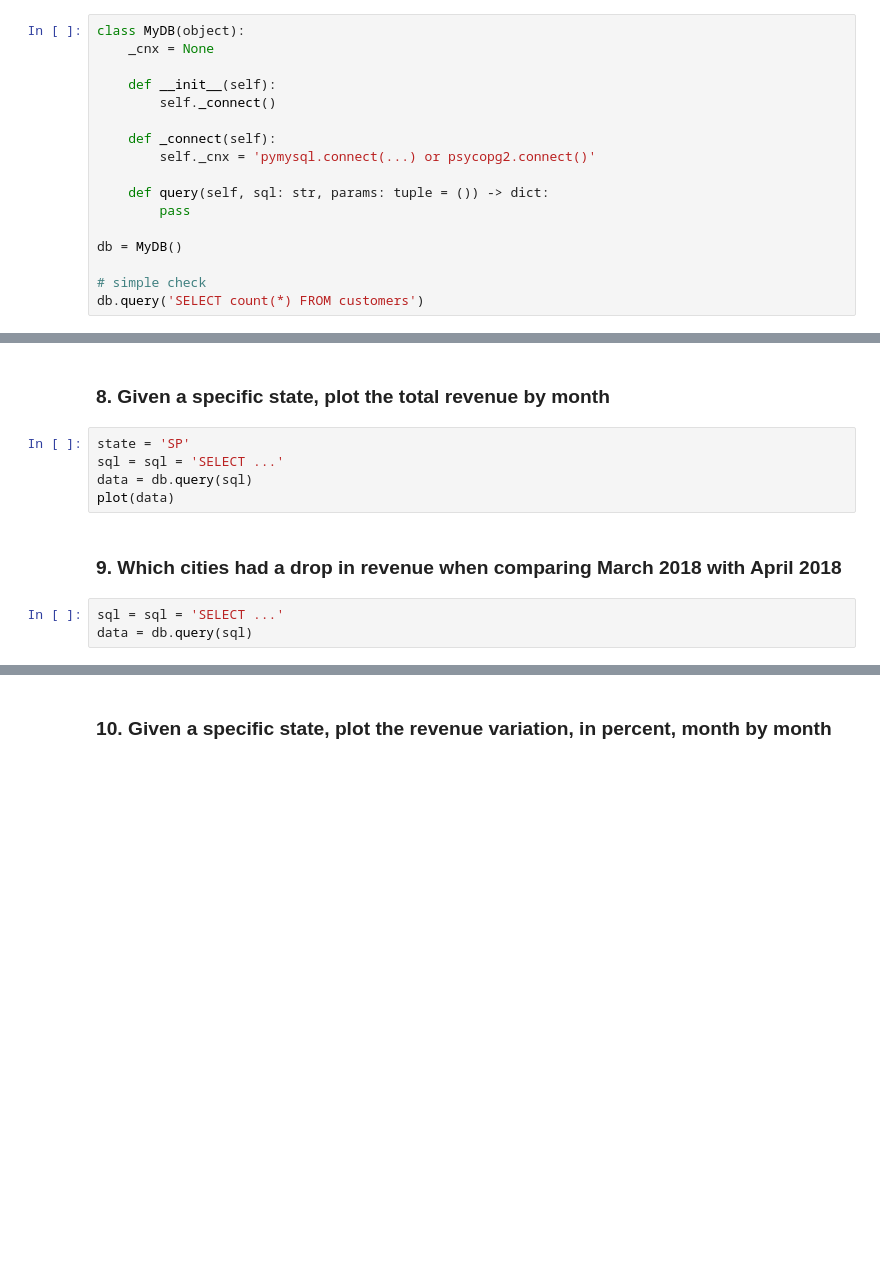
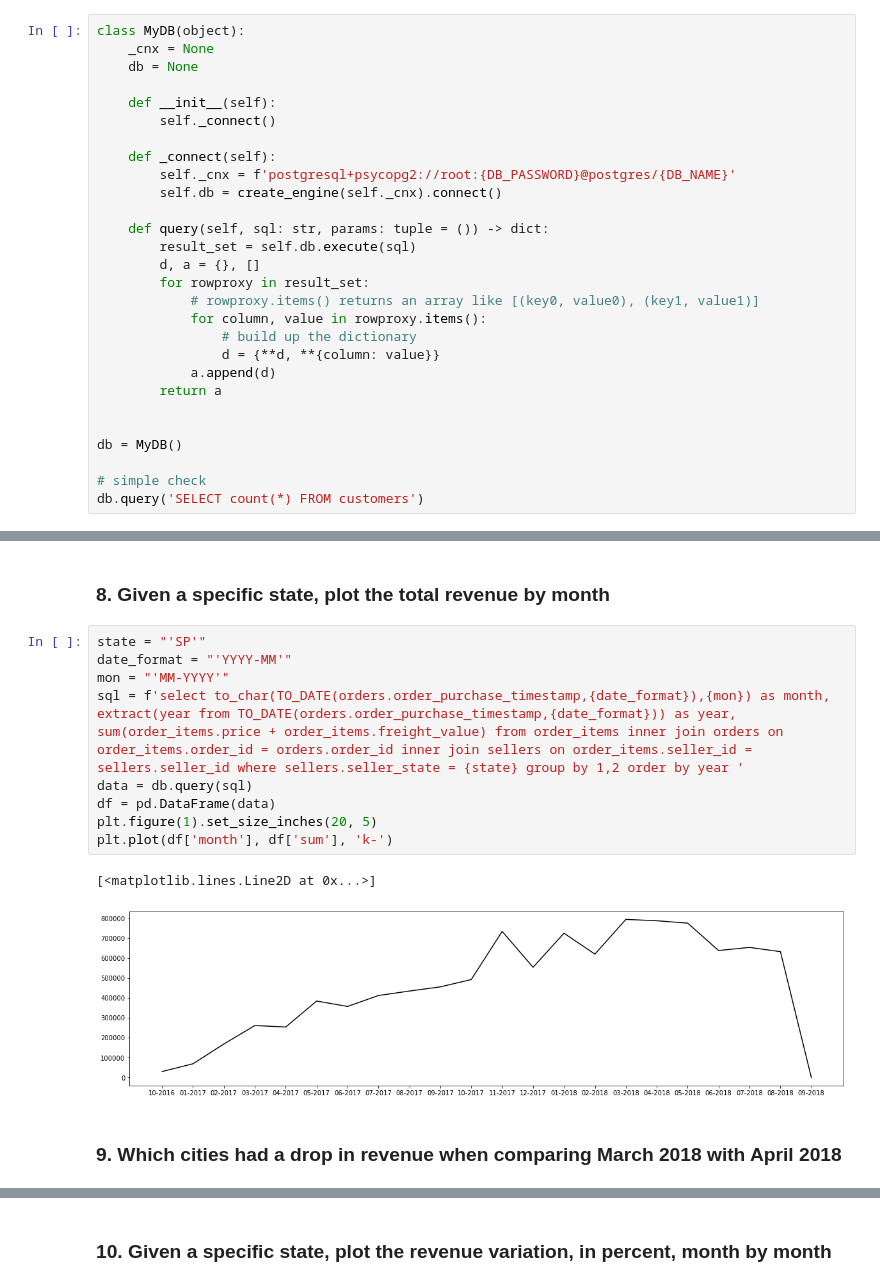
Before and after one commit to PicoNetworks/challenges, a Jupyter notebook: data_engineer/work/challenge.ipynb, the cells around one changed output, grey strips where cells are left out. Drawn from its saved outputs; the diff is of its cells as text; blank space fills up the shorter version.

Commit message:
pico data engineer submittion

```diff
--- a/data_engineer/work/challenge.ipynb
+++ b/data_engineer/work/challenge.ipynb
@@ -37,15 +40,26 @@ Amend the code below to create our class.
 # %%
 class MyDB(object):
     _cnx = None
+    db = None
 
     def __init__(self):
         self._connect()
 
     def _connect(self):
-        self._cnx = 'pymysql.connect(...) or psycopg2.connect()'
+        self._cnx = f'postgresql+psycopg2://root:{DB_PASSWORD}@postgres/{DB_NAME}'
+        self.db = create_engine(self._cnx).connect()
 
     def query(self, sql: str, params: tuple = ()) -> dict:
-        pass
+        result_set = self.db.execute(sql)
+        d, a = {}, []
+        for rowproxy in result_set:
+            # rowproxy.items() returns an array like [(key0, value0), (key1, value1)]
+            for column, value in rowproxy.items():
+                # build up the dictionary
+                d = {**d, **{column: value}}
+            a.append(d)
+        return a
+
 
 db = MyDB()
 
@@ -85,12 +149,16 @@ db.query(sql)
 # %% [markdown]
 ### 8. Given a specific state, plot the total revenue by month
-# %%
-state = 'SP'
-sql = sql = 'SELECT ...'
-data = db.query(sql)
-plot(data)
+# %%
+state = "'SP'"
+date_format = "'YYYY-MM'"
+mon = "'MM-YYYY'"
+sql = f'select to_char(TO_DATE(orders.order_purchase_timestamp,{date_format}),{mon}) as month, extract(year from TO_DATE(orders.order_purchase_timestamp,{date_format})) as year, sum(order_items.price + order_items.freight_value) from order_items inner join orders on order_items.order_id = orders.order_id inner join sellers on order_items.seller_id = sellers.seller_id where sellers.seller_state = {state} group by 1,2 order by year '
+data = db.query(sql)
+df = pd.DataFrame(data)
+plt.figure(1).set_size_inches(20, 5)
+plt.plot(df['month'], df['sum'], 'k-')
+# %% [output]
+[<matplotlib.lines.Line2D at 0x...>]
+[figure, added]
 # %% [markdown]
 ### 9. Which cities had a drop in revenue when comparing March 2018 with April 2018
-# %%
-sql = sql = 'SELECT ...'
-data = db.query(sql)
```
Also changed, not shown: parts of 16 cells of this notebook, 4 other files.
